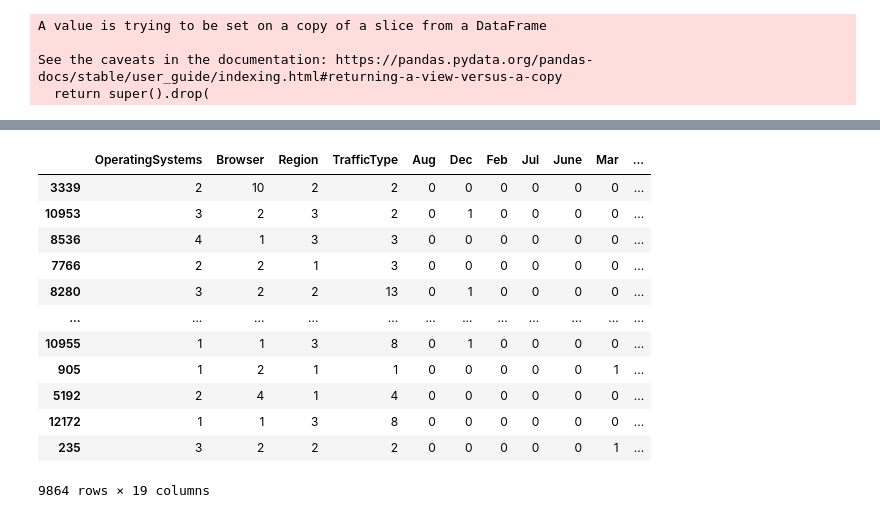
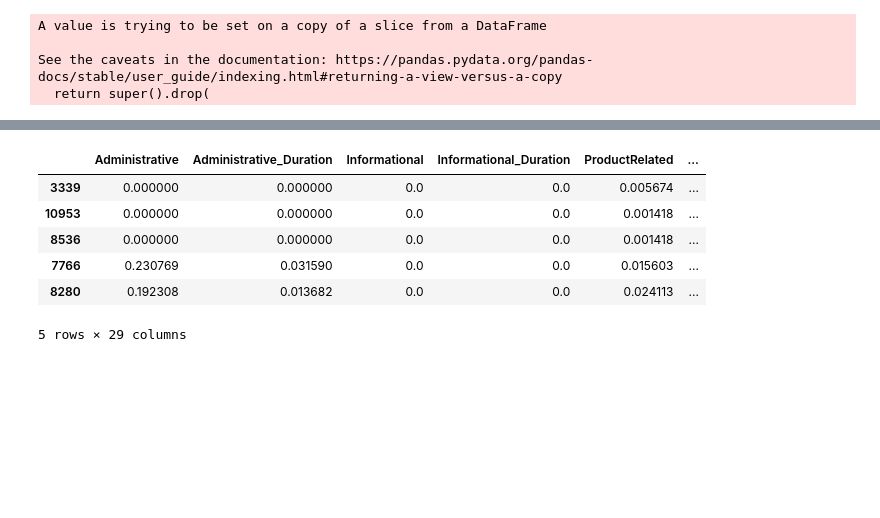
Before and after one commit to xli2257/Aicadium, a Jupyter notebook: aicadium_takehome.ipynb, the cells around one changed output, grey strips where cells are left out. Cells and saved outputs as stored; diff of their text form; code cells hidden in the pictures; blank space fills up the shorter version.

```diff
--- a/aicadium_takehome.ipynb
+++ b/aicadium_takehome.ipynb
@@ -245,3 +178,8 @@ X_test_scaled = pd.DataFrame(scalar1.transform(num_df_test))
+# %%
+# scale numerical data
+X_train_s = (num_df_train-num_df_train.min())/(num_df_train.max()-num_df_train.min())
+X_test_s = (num_df_test-num_df_train.min())/(num_df_train.max()-num_df_train.min())
 # %%
-X_train_processed = pd.concat([X_train_scaled, cat_df_train], axis = 1)
-X_test_processed = pd.concat([X_test_scaled, cat_df_test], axis = 1)
+# Concatenate numerical and categorical features
+X_train_processed = pd.concat([X_train_s, cat_df_train], axis = 1)
+X_test_processed = pd.concat([X_test_s, cat_df_test], axis = 1)
@@ -264,16 +186,10 @@ X_train_scaled.me
-# %%
-cat_df_train
-# %% [output]
-|  | OperatingSystems | Browser | Region | TrafficType | Aug | Dec | Feb | Jul | June | Mar | ... |
-| 3339 | 2 | 10 | 2 | 2 | 0 | 0 | 0 | 0 | 0 | 0 | ... |
-| 10953 | 3 | 2 | 3 | 2 | 0 | 1 | 0 | 0 | 0 | 0 | ... |
-| 8536 | 4 | 1 | 3 | 3 | 0 | 0 | 0 | 0 | 0 | 0 | ... |
-| 7766 | 2 | 2 | 1 | 3 | 0 | 0 | 0 | 0 | 0 | 0 | ... |
-| 8280 | 3 | 2 | 2 | 13 | 0 | 1 | 0 | 0 | 0 | 0 | ... |
-| ... | ... | ... | ... | ... | ... | ... | ... | ... | ... | ... | ... |
-| 10955 | 1 | 1 | 3 | 8 | 0 | 1 | 0 | 0 | 0 | 0 | ... |
-| 905 | 1 | 2 | 1 | 1 | 0 | 0 | 0 | 0 | 0 | 1 | ... |
-| 5192 | 2 | 4 | 1 | 4 | 0 | 0 | 0 | 0 | 0 | 0 | ... |
-| 12172 | 1 | 1 | 3 | 8 | 0 | 0 | 0 | 0 | 0 | 0 | ... |
-| 235 | 3 | 2 | 2 | 2 | 0 | 0 | 0 | 0 | 0 | 1 | ... |
-9864 rows × 19 columns
+# %%
+X_train_processed.head()
+# %% [output]
+|  | Administrative | Administrative_Duration | Informational | Informational_Duration | ProductRelated | ... |
+| 3339 | 0.000000 | 0.000000 | 0.0 | 0.0 | 0.005674 | ... |
+| 10953 | 0.000000 | 0.000000 | 0.0 | 0.0 | 0.001418 | ... |
+| 8536 | 0.000000 | 0.000000 | 0.0 | 0.0 | 0.001418 | ... |
+| 7766 | 0.230769 | 0.031590 | 0.0 | 0.0 | 0.015603 | ... |
+| 8280 | 0.192308 | 0.013682 | 0.0 | 0.0 | 0.024113 | ... |
+5 rows × 29 columns
```
Also changed, not shown: parts of 38 cells of this notebook.
